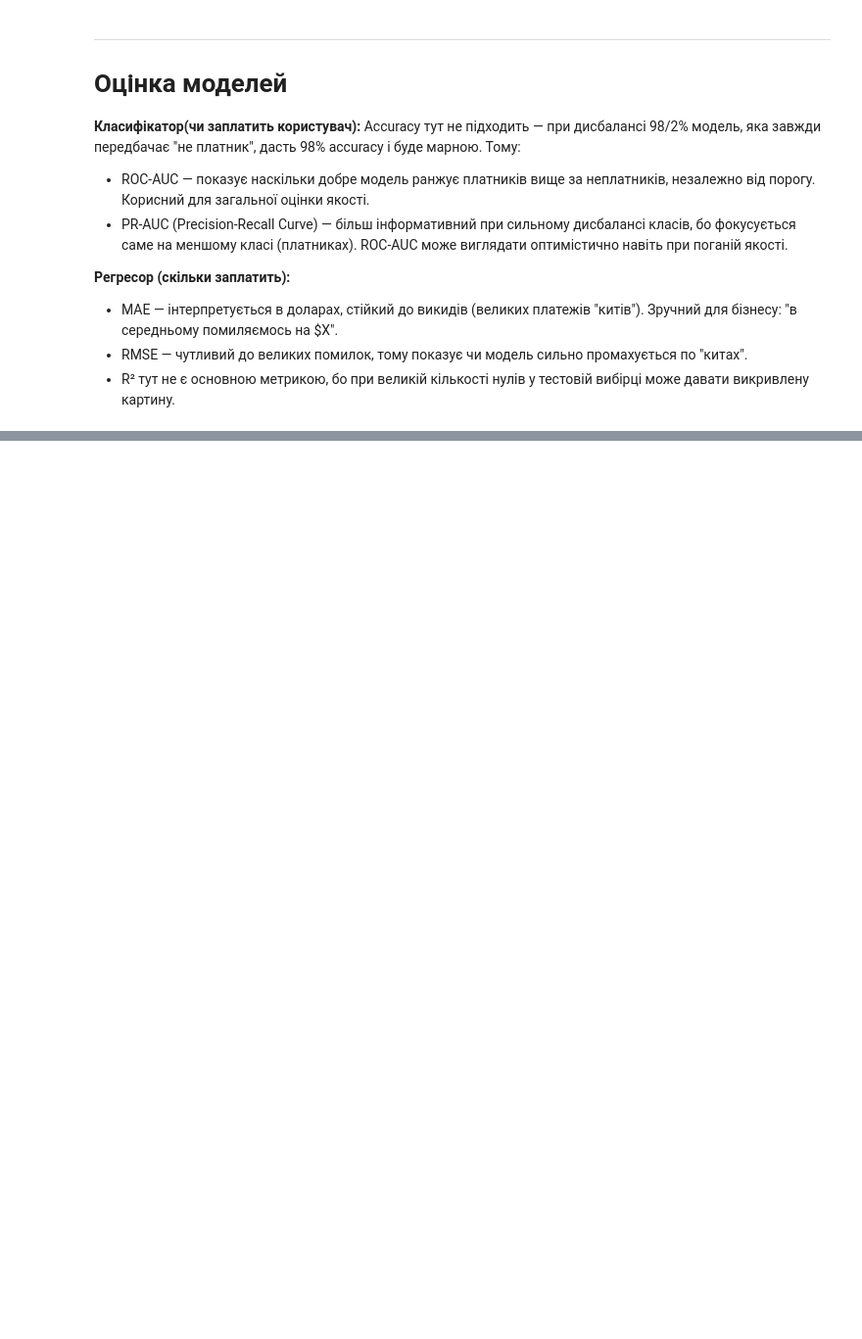
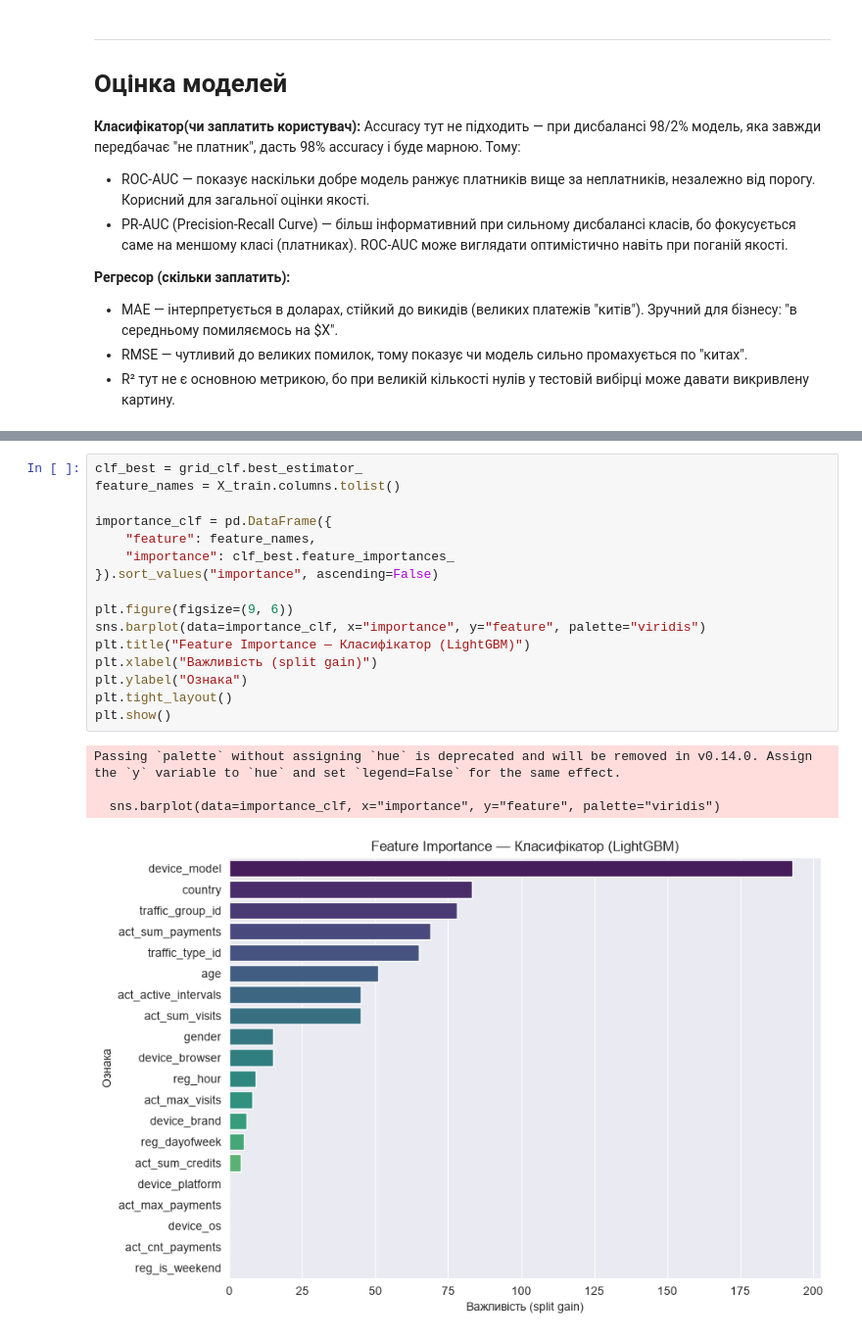
Before and after one commit to Chuchman-Dima/Data-Scientist-Test-Task, a Jupyter notebook: src/ipynb/model.ipynb, the cells around one changed output, grey strips where cells are left out. Shown at 98% size. Drawn from its saved outputs; the diff is of its cells as text; blank space fills up the shorter version.

```diff
--- a/src/ipynb/model.ipynb
+++ b/src/ipynb/model.ipynb
@@ -529,0 +649,21 @@ Accuracy тут не підходить — при дисбалансі 98/2% м
+# %%
+clf_best = grid_clf.best_estimator_
+feature_names = X_train.columns.tolist()
+
+importance_clf = pd.DataFrame({
+    "feature": feature_names,
+    "importance": clf_best.feature_importances_
+}).sort_values("importance", ascending=False)
+
+plt.figure(figsize=(9, 6))
+sns.barplot(data=importance_clf, x="importance", y="feature", palette="viridis")
+plt.title("Feature Importance — Класифікатор (LightGBM)")
+plt.xlabel("Важливість (split gain)")
+plt.ylabel("Ознака")
+plt.tight_layout()
+plt.show()
+# %% [output]
+Passing `palette` without assigning `hue` is deprecated and will be removed in v0.14.0. Assign the `y` variable to `hue` and set `legend=False` for the same effect.
+
+  sns.barplot(data=importance_clf, x="importance", y="feature", palette="viridis")
+[figure, added]
```
Also changed, not shown: parts of 14 cells of this notebook.
